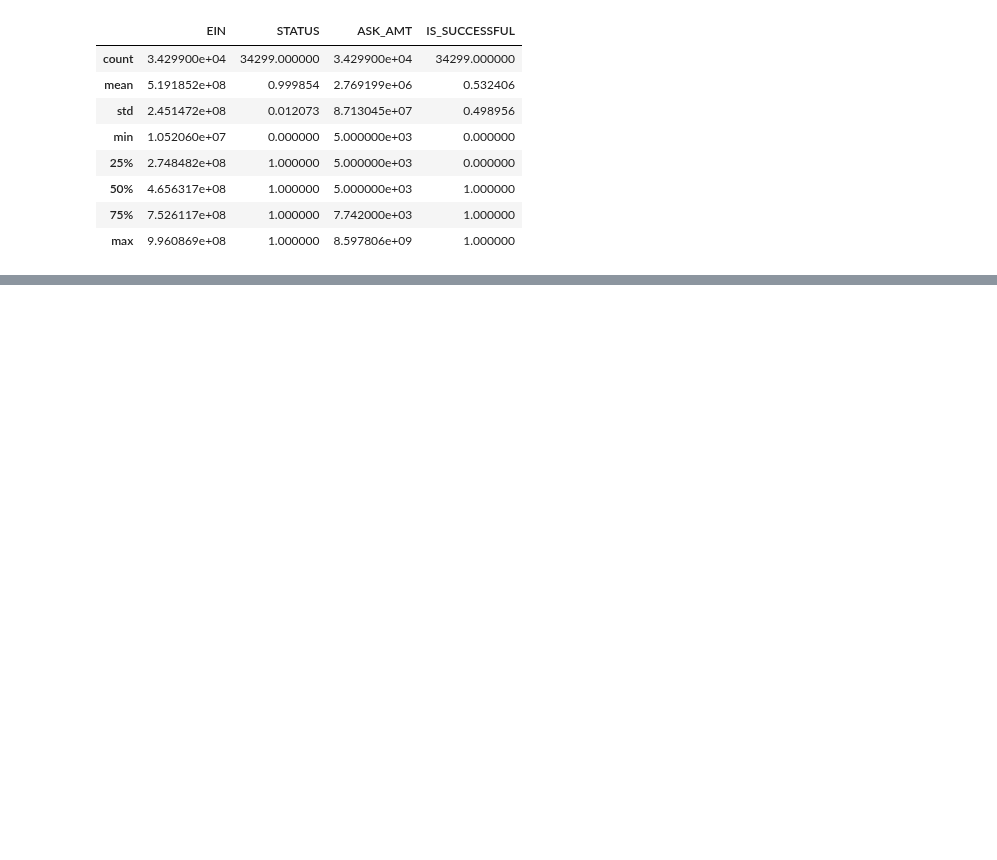
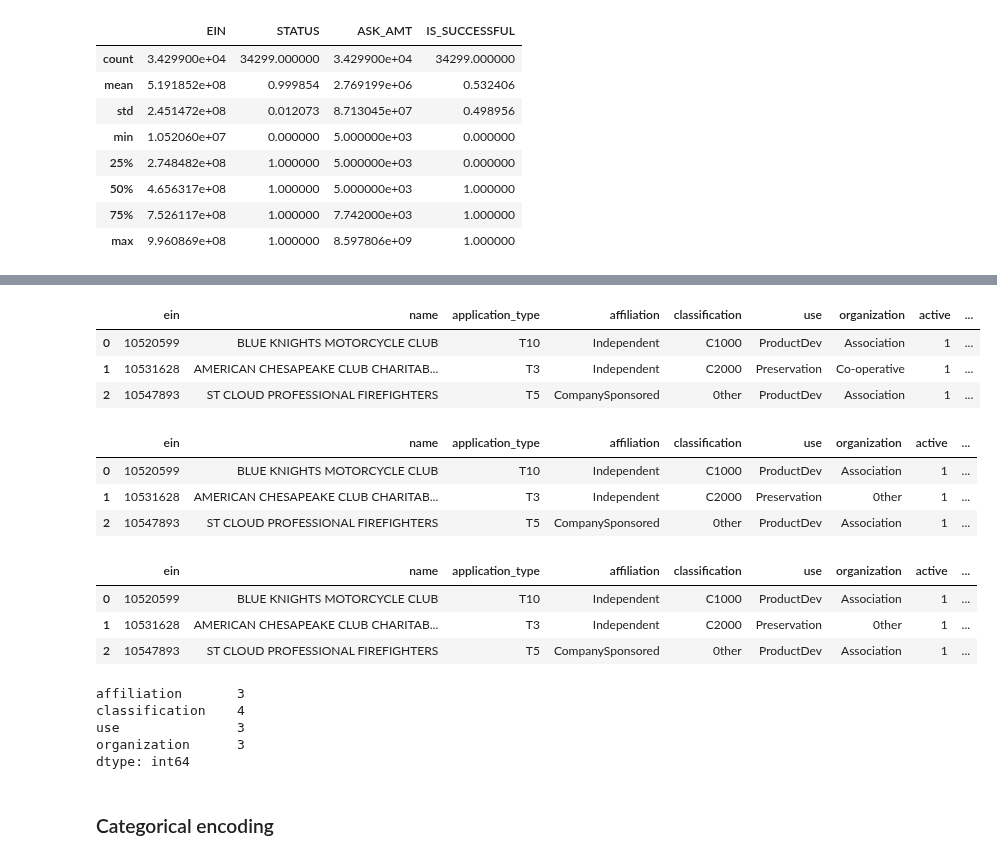
Before and after one commit to tri-bui/sandbox-ml, a Jupyter notebook: charity-risk/risk-assessment.ipynb, the cells around one changed output, grey strips where cells are left out. Cells and saved outputs as stored; diff of their text form; code cells hidden in the pictures; blank space fills up the shorter version.

```diff
--- a/charity-risk/risk-assessment.ipynb
+++ b/charity-risk/risk-assessment.ipynb
@@ -92,0 +168,55 @@ plt.show()
+# %%
+# Reduce `classification` to the top 3 and an other label
+df['classification'] = df['classification'].apply(lambda c: c if c in ['C1000', 'C2000', 'C1200'] else '0ther')
+
+# Create a dichotomous feature indicating whether the `application_type` is T3
+df['application_T3'] = (df['application_type'] == 'T3').astype(int)
+
+df.head(3)
+# %% [output]
+|  | ein | name | application_type | affiliation | classification | use | organization | active | ... |
+| 0 | 10520599 | BLUE KNIGHTS MOTORCYCLE CLUB | T10 | Independent | C1000 | ProductDev | Association | 1 | ... |
+| 1 | 10531628 | AMERICAN CHESAPEAKE CLUB CHARITAB... | T3 | Independent | C2000 | Preservation | Co-operative | 1 | ... |
+| 2 | 10547893 | ST CLOUD PROFESSIONAL FIREFIGHTERS | T5 | CompanySponsored | 0ther | ProductDev | Association | 1 | ... |
+# %%
+# Create a feature reducing `affiliation` to the top 2 and an "_other" label
+df['affiliation'] = df['affiliation'].apply(lambda a: a if a in ['Independent', 'CompanySponsored'] else '0ther')
+
+# Create a feature reducing `use` to the top 2 and an "_other" label
+df['use'] = df['use'].apply(lambda a: a if a in ['Preservation', 'ProductDev'] else '0ther')
+
+# Create a feature reducing `organization` to the top 2 and an "_other" label
+df['organization'] = df['organization'].apply(lambda a: a if a in ['Trust', 'Association'] else '0ther')
+
+# Create a dichotomous feature indicating whether there were `special_considerations`
+df['special'] = (df['special_considerations'] == 'Y').astype(int)
+
+df.head(3)
+# %% [output]
+|  | ein | name | application_type | affiliation | classification | use | organization | active | ... |
+| 0 | 10520599 | BLUE KNIGHTS MOTORCYCLE CLUB | T10 | Independent | C1000 | ProductDev | Association | 1 | ... |
+| 1 | 10531628 | AMERICAN CHESAPEAKE CLUB CHARITAB... | T3 | Independent | C2000 | Preservation | 0ther | 1 | ... |
+| 2 | 10547893 | ST CLOUD PROFESSIONAL FIREFIGHTERS | T5 | CompanySponsored | 0ther | ProductDev | Association | 1 | ... |
+# %%
+# Combine `income` labels into 3 buckets: 0, <100k, 100k+
+labels_lt100k = ['1-9999', '10000-24999', '25000-99999'] # labels for <100k bucket
+df['income'] = df['income'].apply(lambda i: '<100k' if i in labels_lt100k else i) # <100k bucket
+df['income'] = df['income'].apply(lambda i: i if i in ['0', '<100k'] else '100k+') # 100k+ bucket
+df.head(3)
+# %% [output]
+|  | ein | name | application_type | affiliation | classification | use | organization | active | ... |
+| 0 | 10520599 | BLUE KNIGHTS MOTORCYCLE CLUB | T10 | Independent | C1000 | ProductDev | Association | 1 | ... |
+| 1 | 10531628 | AMERICAN CHESAPEAKE CLUB CHARITAB... | T3 | Independent | C2000 | Preservation | 0ther | 1 | ... |
+| 2 | 10547893 | ST CLOUD PROFESSIONAL FIREFIGHTERS | T5 | CompanySponsored | 0ther | ProductDev | Association | 1 | ... |
+# %%
+# Unique value counts for categorical columns
+cols_to_encode = cat_feats[2:-2]
+df[cols_to_encode].nunique()
+# %% [output]
+affiliation       3
+classification    4
+use               3
+organization      3
+dtype: int64
+# %% [markdown]
+### Categorical encoding
```
Also changed, not shown: parts of 12 cells of this notebook.
